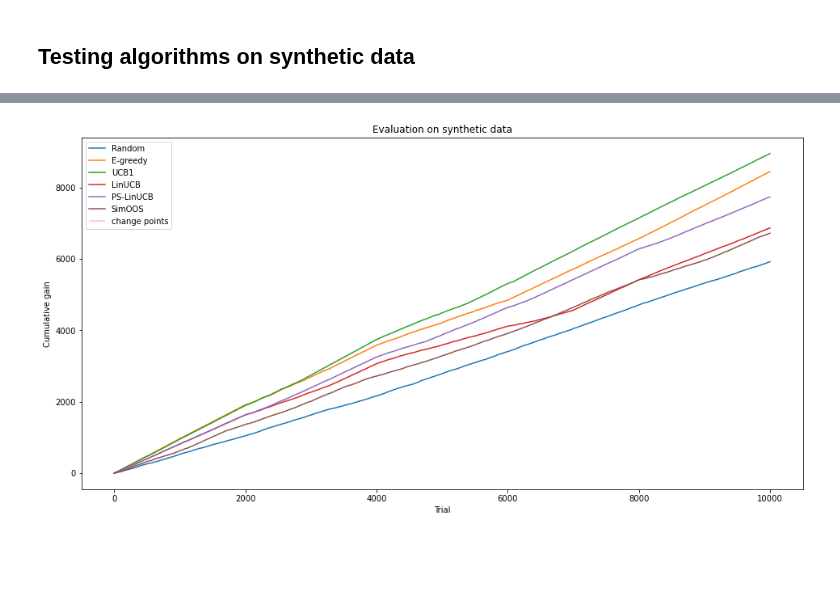
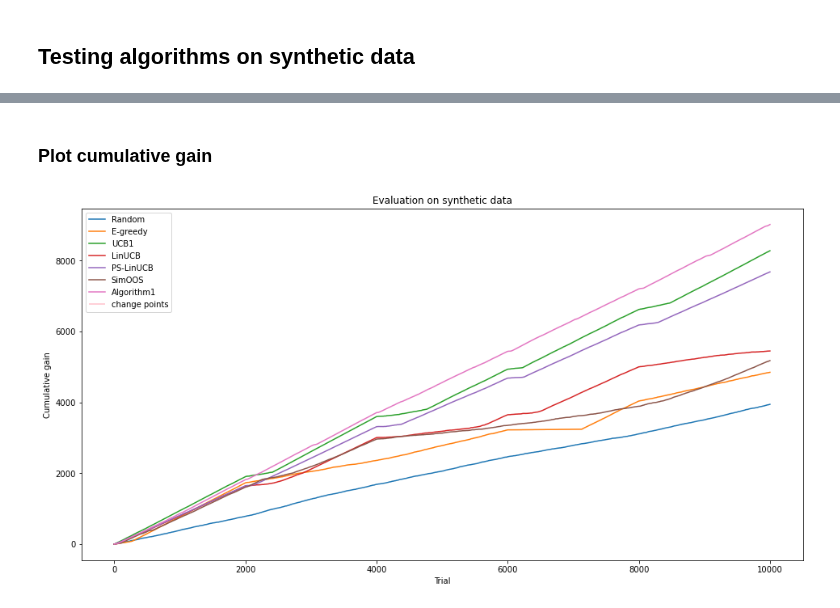
Before and after one commit to saeedghoorchian/NCC-Bandits, a Jupyter notebook: experiments/synthetic/1_synthetic_data_creation.ipynb, the cells around one changed output, grey strips where cells are left out. Cells and saved outputs as stored; diff of their text form; code cells hidden in the pictures; blank space fills up the shorter version.

Commit message:
Add preliminary working version of Algorithm 1

```diff
--- a/experiments/synthetic/1_synthetic_data_creation.ipynb
+++ b/experiments/synthetic/1_synthetic_data_creation.ipynb
@@ -170,6 +170,14 @@ slices = [
     slice(6000,8000),
     slice(8000,10000),
 ]
+# %%
+reward_config = {
+    0: [0.3, 0.55, 0.27, 0.08, 0.97],
+    1: [0.41, 0.09, 0.92, 0.23, 0.3],
+    2: [0.07, 0.22, 0.17, 0.92, 0.4],
+    3: [0.25, 0.99, 0.2, 0.35, 0.2],
+    4: [0.95, 0.3, 0.45, 0.01, 0.19],
+}
 # %%
 def sigmoid(x):
   return 1 / (1 + np.exp(-x))
@@ -200,6 +208,9 @@ for i, interval_slice in enumerate(slices):
         # Parameter of bernoulli distribution of rewards for this slice and arm.
         p = sigmoid(z)
 
+        # Use p from config
+        p = reward_config[arm][i]
+
         # Sample rewards from the obtained distribution.
         slice_rewards = np.random.binomial(n=1, p=p, size=(slice_len,))
         rewards[interval_slice, arm] = slice_rewards
@@ -413,0 +425,11 @@ Took 1694.5440590381622 seconds
+# %%
+s = time.time()
+p_alg1 = algorithms.Algorithm1(
+    all_contexts=contexts,
+    number_of_actions=rewards.shape[1],
+    max_no_red_context=contexts.shape[1],
+    beta_SimOOS=1,
+    delta_SimOOS=0.1,
+    window_length=1000,
+)
+print(f"Took {time.time() - s} seconds")
@@ -413,0 +438,13 @@ Took 1694.5440590381622 seconds
+# %%
+import warnings
+with warnings.catch_warnings():
+    warnings.simplefilter("ignore")
+    s = time.time()
+    gain_alg1 = evaluation.evaluate_on_synthetic_data(
+        p_alg1,
+        contexts[:NUM_OF_TRIALS],
+        rewards[:NUM_OF_TRIALS],
+        costs_vector[:NUM_OF_TRIALS],
+        stop_after=NUM_OF_TRIALS,
+    )
+    print(f"Took {time.time() - s} seconds")
@@ -414,3 +469,5 @@ Took 1694.5440590381622 seconds
+# %% [markdown]
+### Plot cumulative gain
 # %%
 def plot_gains(gain_dict, change_points=()):
     fig, ax = plt.subplots(1,1, figsize=(16, 8));
@@ -431,12 +488,13 @@ def plot_gains(gain_dict, change_points=()):
 # %%
 plot_gains({
     'Random': gain_random,
     'E-greedy': gain_egreedy,
     'UCB1': gain_ucb,
     'LinUCB': gain_linucb,
     'PS-LinUCB': gain_pslinucb,
     'SimOOS': gain_simoos,
+    'Algorithm1': gain_alg1,
 },
 )
 # %% [output]
-[figure, old version]
+[figure, new version]
```
Also changed, not shown: parts of 11 cells of this notebook, 1 other file.
